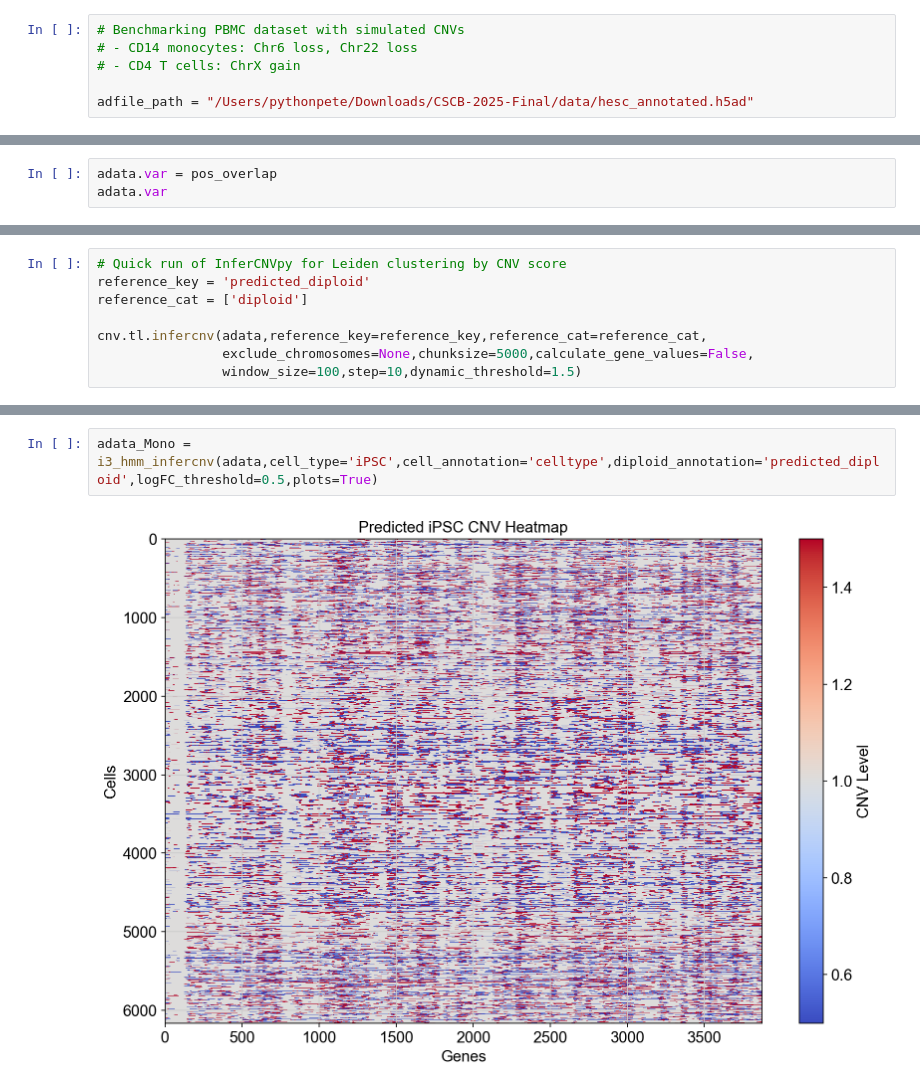
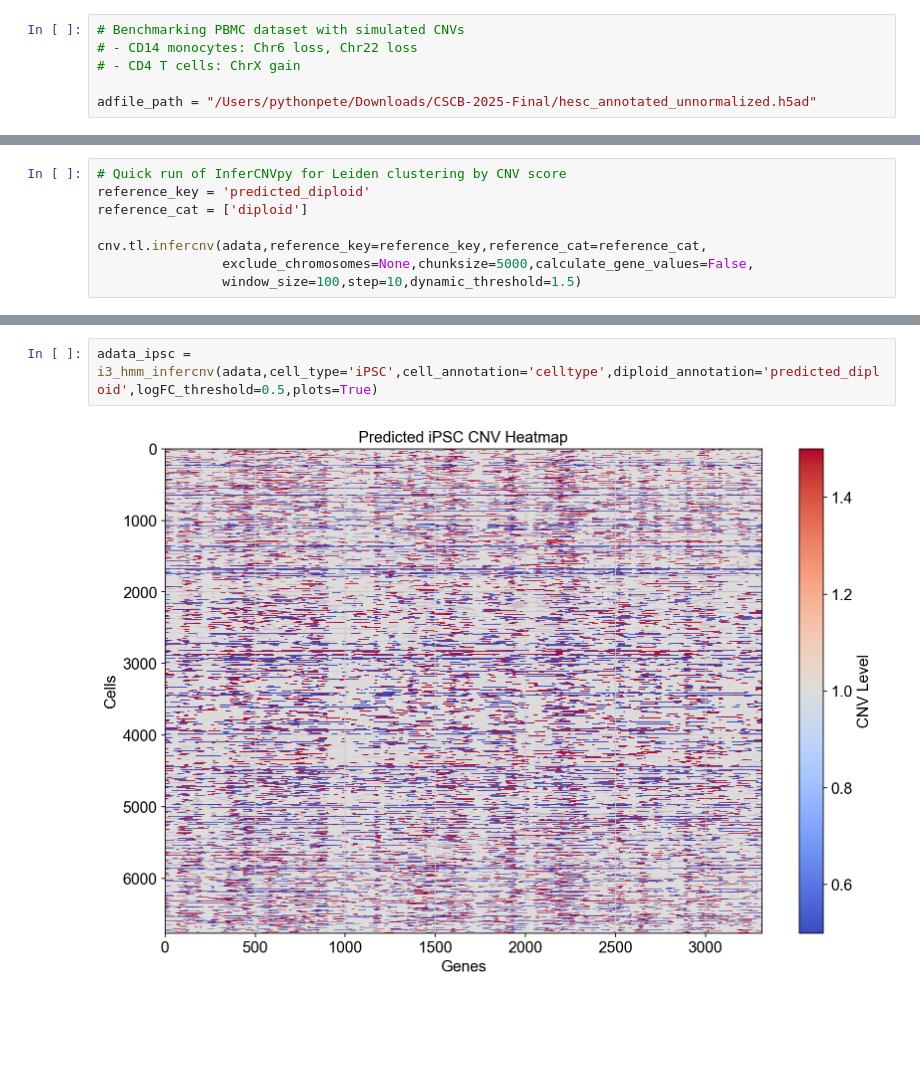
Before and after one commit to bly2/CSCB-2025-Final, a Jupyter notebook: benchmark_PBMC hESC.ipynb, the cells around one changed output, grey strips where cells are left out. Cells and saved outputs as stored; diff of their text form; blank space fills up the shorter version.

Commit message:
Ran pipeline on 3 datasets; updated utils with plot_aneuploid_cnv_clusters function

```diff
--- a/benchmark_PBMC hESC.ipynb
+++ b/benchmark_PBMC hESC.ipynb
@@ -3,7 +3,7 @@
 # - CD14 monocytes: Chr6 loss, Chr22 loss
 # - CD4 T cells: ChrX gain
 
-adfile_path = "/Users/pythonpete/Downloads/CSCB-2025-Final/data/hesc_annotated.h5ad"
+adfile_path = "/Users/pythonpete/Downloads/CSCB-2025-Final/hesc_annotated_unnormalized.h5ad"
 # %%
 from cscb_methods import *
 # %%
@@ -92,3 +56,0 @@ pos_overlap
-# %%
-adata.var = pos_overlap
-adata.var
@@ -249,4 +123,4 @@ plot_aneuploid_cnv_clusters_new(adata,diploid_annotation='predicted_diploid')
 # %%
-adata_Mono = i3_hmm_infercnv(adata,cell_type='iPSC',cell_annotation='celltype',diploid_annotation='predicted_diploid',logFC_threshold=0.5,plots=True)
+adata_ipsc = i3_hmm_infercnv(adata,cell_type='iPSC',cell_annotation='celltype',diploid_annotation='predicted_diploid',logFC_threshold=0.5,plots=True)
 # %% [output]
-[figure, old version]
+[figure, new version]
```
Also changed, not shown: parts of 22 cells of this notebook, 2 other files.
